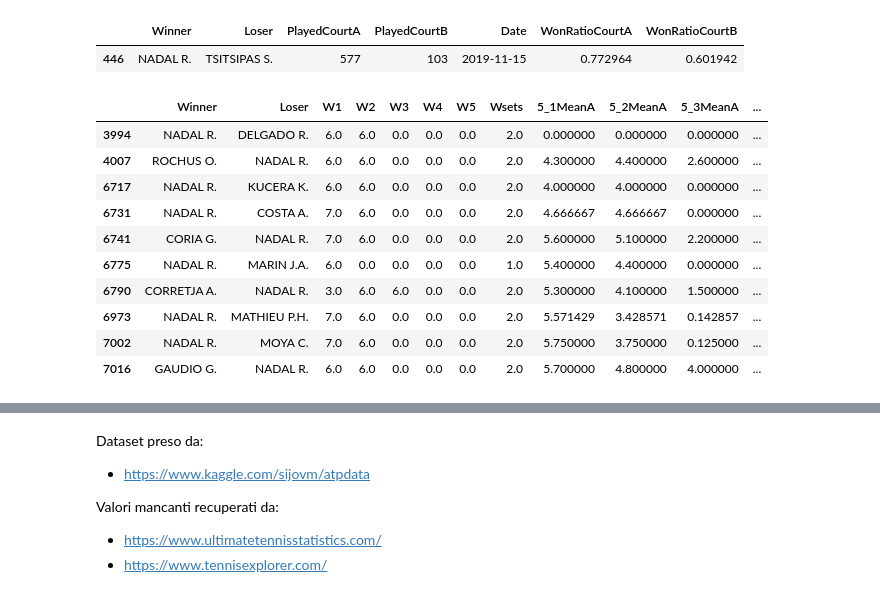
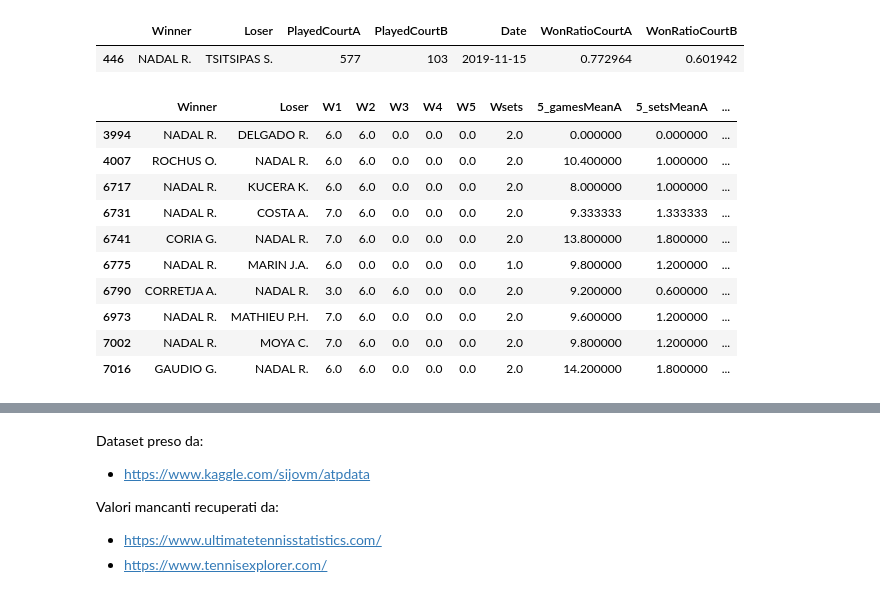
Before and after one commit to RiccardoSpolaor/Predict_Winner_2020_Australian_Open, a Jupyter notebook: Redone/05 Adding New Variables.ipynb, the cells around one changed output, grey strips where cells are left out. Drawn from its saved outputs; the diff is of its cells as text; code cells hidden in the pictures.

```diff
--- a/Redone/05 Adding New Variables.ipynb
+++ b/Redone/05 Adding New Variables.ipynb
@@ -291,30 +291,26 @@ dataframe[dataframe['Winner'] == 'NADAL R.'].append(
 # %%
 featop.set_players_last_5_statistics(dataframe)
 # %%
-with pd.option_context('display.max_columns',None):
-    display(
-        dataframe[dataframe['Winner'] == 'NADAL R.'].append(
+display(dataframe[dataframe['Winner'] == 'NADAL R.'].append(
             dataframe[dataframe['Loser'] == 'NADAL R.']).sort_values(by='Date').head(10)[['Winner', 'Loser',
                                                                                   'W1', 'W2', 'W3', 'W4', 'W5', 'Wsets',
-                                                                                  '5_1MeanA', '5_2MeanA',
-                                                                                  '5_3MeanA', '5_4MeanA', '5_5MeanA',
-                                                                                  '5_setsMeanA',
+                                                                                  '5_gamesMeanA', '5_setsMeanA',
                                                                                   'L1', 'L2', 'L3', 'L4', 'L5', 'Lsets',
-                                                                                  '5_1MeanB', '5_2MeanB',
-                                                                                  '5_3MeanB', '5_4MeanB', '5_5MeanB',
-                                                                                  '5_setsMeanB']])
+                                                                                  '5_gamesMeanB', '5_setsMeanB',
+                                                                                  '5_gamesMeanA>5_gamesMeanB',
+                                                                                  '5_setsMeanA>5_setsMeanB']])
 # %% [output]
-|  | Winner | Loser | W1 | W2 | W3 | W4 | W5 | Wsets | 5_1MeanA | 5_2MeanA | 5_3MeanA | ... |
-| 3994 | NADAL R. | DELGADO R. | 6.0 | 6.0 | 0.0 | 0.0 | 0.0 | 2.0 | 0.000000 | 0.000000 | 0.000000 | ... |
-| 4007 | ROCHUS O. | NADAL R. | 6.0 | 6.0 | 0.0 | 0.0 | 0.0 | 2.0 | 4.300000 | 4.400000 | 2.600000 | ... |
-| 6717 | NADAL R. | KUCERA K. | 6.0 | 6.0 | 0.0 | 0.0 | 0.0 | 2.0 | 4.000000 | 4.000000 | 0.000000 | ... |
-| 6731 | NADAL R. | COSTA A. | 7.0 | 6.0 | 0.0 | 0.0 | 0.0 | 2.0 | 4.666667 | 4.666667 | 0.000000 | ... |
-| 6741 | CORIA G. | NADAL R. | 7.0 | 6.0 | 0.0 | 0.0 | 0.0 | 2.0 | 5.600000 | 5.100000 | 2.200000 | ... |
-| 6775 | NADAL R. | MARIN J.A. | 6.0 | 0.0 | 0.0 | 0.0 | 0.0 | 1.0 | 5.400000 | 4.400000 | 0.000000 | ... |
-| 6790 | CORRETJA A. | NADAL R. | 3.0 | 6.0 | 6.0 | 0.0 | 0.0 | 2.0 | 5.300000 | 4.100000 | 1.500000 | ... |
-| 6973 | NADAL R. | MATHIEU P.H. | 7.0 | 6.0 | 0.0 | 0.0 | 0.0 | 2.0 | 5.571429 | 3.428571 | 0.142857 | ... |
-| 7002 | NADAL R. | MOYA C. | 7.0 | 6.0 | 0.0 | 0.0 | 0.0 | 2.0 | 5.750000 | 3.750000 | 0.125000 | ... |
-| 7016 | GAUDIO G. | NADAL R. | 6.0 | 6.0 | 0.0 | 0.0 | 0.0 | 2.0 | 5.700000 | 4.800000 | 4.000000 | ... |
+|  | Winner | Loser | W1 | W2 | W3 | W4 | W5 | Wsets | 5_gamesMeanA | 5_setsMeanA | ... |
+| 3994 | NADAL R. | DELGADO R. | 6.0 | 6.0 | 0.0 | 0.0 | 0.0 | 2.0 | 0.000000 | 0.000000 | ... |
+| 4007 | ROCHUS O. | NADAL R. | 6.0 | 6.0 | 0.0 | 0.0 | 0.0 | 2.0 | 10.400000 | 1.000000 | ... |
+| 6717 | NADAL R. | KUCERA K. | 6.0 | 6.0 | 0.0 | 0.0 | 0.0 | 2.0 | 8.000000 | 1.000000 | ... |
+| 6731 | NADAL R. | COSTA A. | 7.0 | 6.0 | 0.0 | 0.0 | 0.0 | 2.0 | 9.333333 | 1.333333 | ... |
+| 6741 | CORIA G. | NADAL R. | 7.0 | 6.0 | 0.0 | 0.0 | 0.0 | 2.0 | 13.800000 | 1.800000 | ... |
+| 6775 | NADAL R. | MARIN J.A. | 6.0 | 0.0 | 0.0 | 0.0 | 0.0 | 1.0 | 9.800000 | 1.200000 | ... |
+| 6790 | CORRETJA A. | NADAL R. | 3.0 | 6.0 | 6.0 | 0.0 | 0.0 | 2.0 | 9.200000 | 0.600000 | ... |
+| 6973 | NADAL R. | MATHIEU P.H. | 7.0 | 6.0 | 0.0 | 0.0 | 0.0 | 2.0 | 9.600000 | 1.200000 | ... |
+| 7002 | NADAL R. | MOYA C. | 7.0 | 6.0 | 0.0 | 0.0 | 0.0 | 2.0 | 9.800000 | 1.200000 | ... |
+| 7016 | GAUDIO G. | NADAL R. | 6.0 | 6.0 | 0.0 | 0.0 | 0.0 | 2.0 | 14.200000 | 1.800000 | ... |
 # %%
 dataframe.columns.values
 # %% [output]
```
Also changed, not shown: parts of 1 cell of this notebook, 5 other files.
